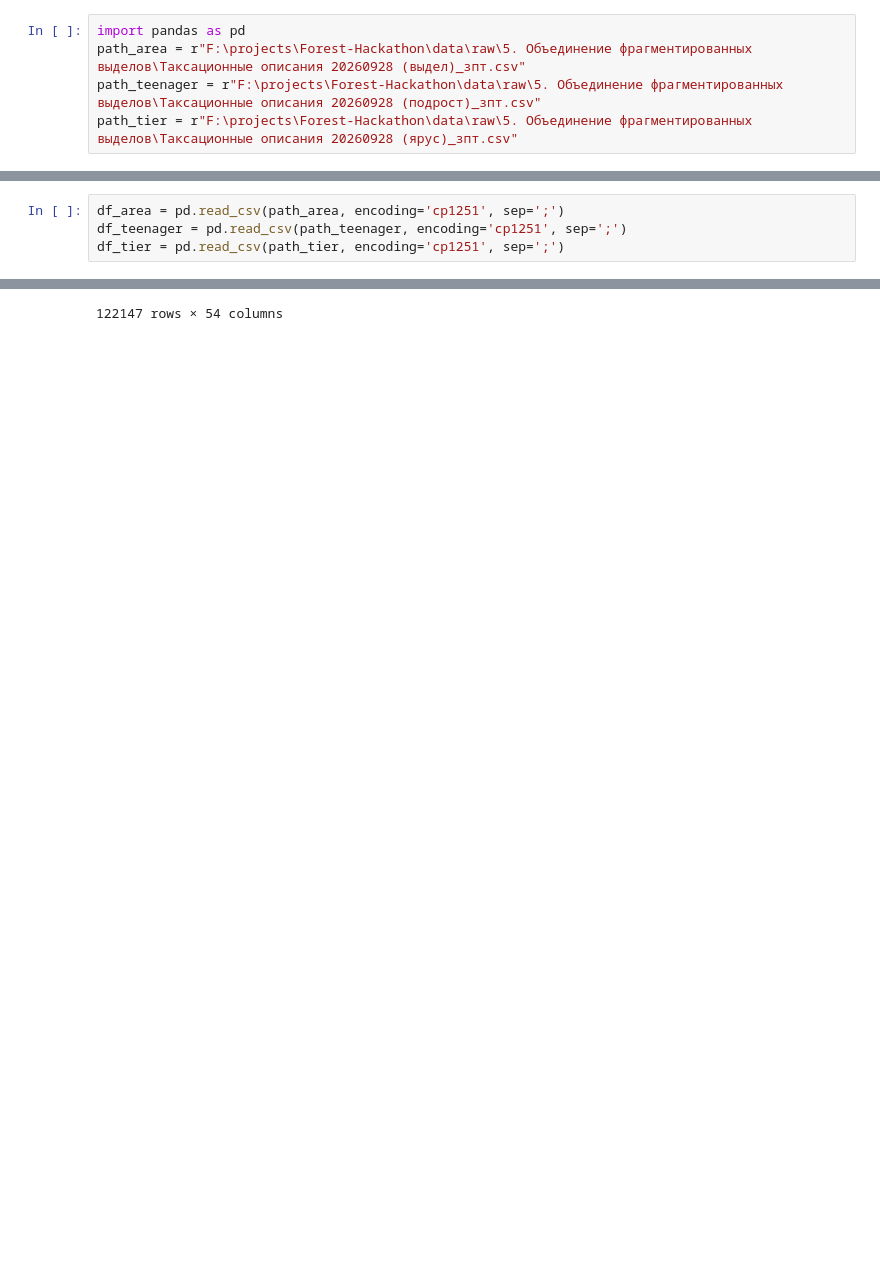
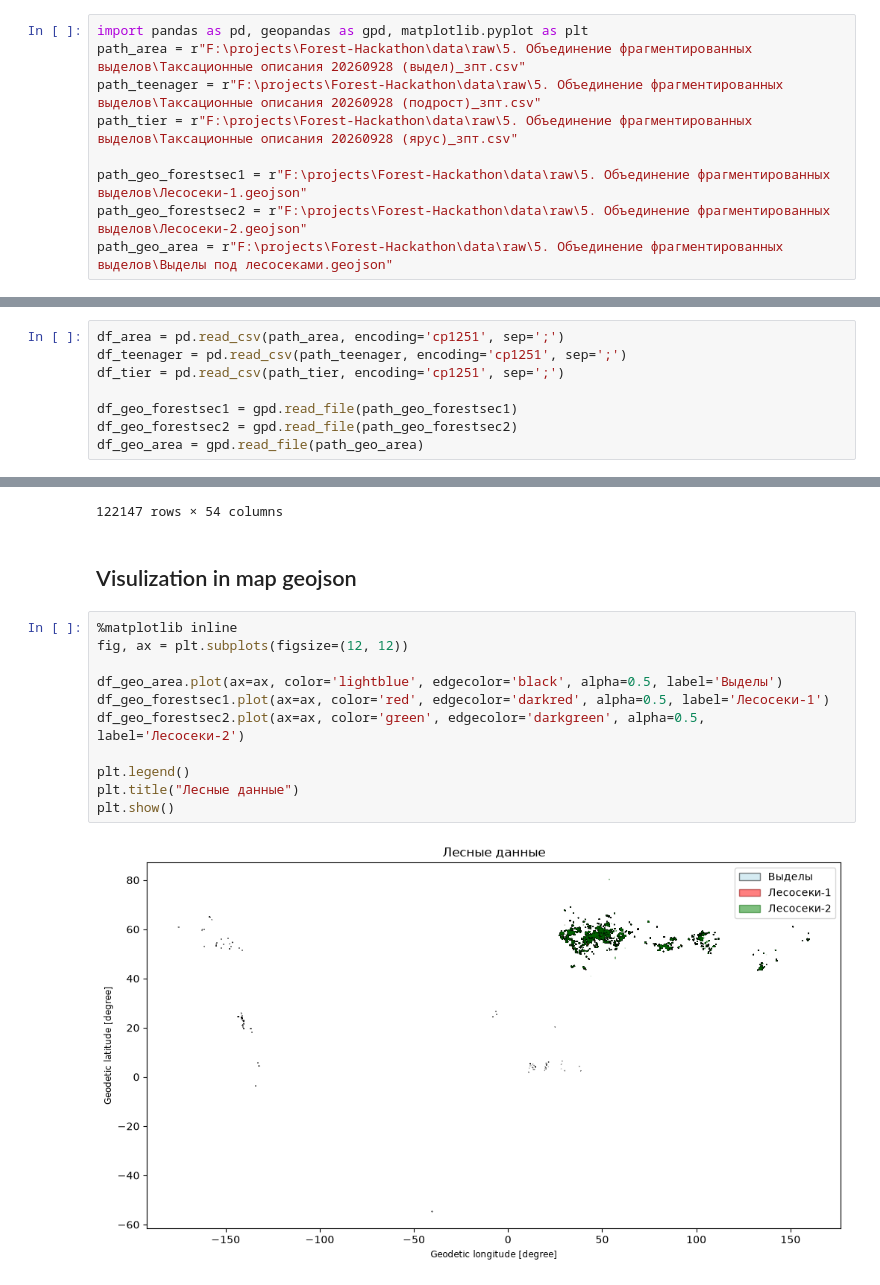
Before and after one commit to IKazarbekov/Forest-Hackathon, a Jupyter notebook: notebook/AnalyzeData.ipynb, the cells around one changed output, grey strips where cells are left out. Cells and saved outputs as stored; diff of their text form; blank space fills up the shorter version.

```diff
--- a/notebook/AnalyzeData.ipynb
+++ b/notebook/AnalyzeData.ipynb
@@ -5,16 +5,24 @@
 # %% [markdown]
 ## Import dependences and read data
 # %%
-import pandas as pd
+import pandas as pd, geopandas as gpd, matplotlib.pyplot as plt
 path_area = r"F:\projects\Forest-Hackathon\data\raw\5. Объединение фрагментированных выделов\Таксационные описания 20260928 (выдел)_зпт.csv"
 path_teenager = r"F:\projects\Forest-Hackathon\data\raw\5. Объединение фрагментированных выделов\Таксационные описания 20260928 (подрост)_зпт.csv"
 path_tier = r"F:\projects\Forest-Hackathon\data\raw\5. Объединение фрагментированных выделов\Таксационные описания 20260928 (ярус)_зпт.csv"
+
+path_geo_forestsec1 = r"F:\projects\Forest-Hackathon\data\raw\5. Объединение фрагментированных выделов\Лесосеки-1.geojson"
+path_geo_forestsec2 = r"F:\projects\Forest-Hackathon\data\raw\5. Объединение фрагментированных выделов\Лесосеки-2.geojson"
+path_geo_area = r"F:\projects\Forest-Hackathon\data\raw\5. Объединение фрагментированных выделов\Выделы под лесосеками.geojson"
 # %% [markdown]
 cvs files open with cp1251 encoding and separator ;
 # %%
 df_area = pd.read_csv(path_area, encoding='cp1251', sep=';')
 df_teenager = pd.read_csv(path_teenager, encoding='cp1251', sep=';')
 df_tier = pd.read_csv(path_tier, encoding='cp1251', sep=';')
+
+df_geo_forestsec1 = gpd.read_file(path_geo_forestsec1)
+df_geo_forestsec2 = gpd.read_file(path_geo_forestsec2)
+df_geo_area = gpd.read_file(path_geo_area)
 # %% [markdown]
 * df_area - main data about areas and main information about their forest
 * df_tier - groups of forest. One area can have many tiers (1 - 3)
@@ -72,3 +88,18 @@ df_area.merge(df_teenager, on='Регистрационный номер выд
 | 122145 | 37:10:1:36 | 37:10:1:36:19 | 28 | NaN | 7,6 | ... |
 | 122146 | 37:10:1:71 | 37:10:1:71:27 | 20 | NaN | 1,1 | ... |
 122147 rows × 54 columns
+# %% [markdown]
+## Visulization in map geojson
+# %%
+%matplotlib inline
+fig, ax = plt.subplots(figsize=(12, 12))
+
+df_geo_area.plot(ax=ax, color='lightblue', edgecolor='black', alpha=0.5, label='Выделы')
+df_geo_forestsec1.plot(ax=ax, color='red', edgecolor='darkred', alpha=0.5, label='Лесосеки-1')
+df_geo_forestsec2.plot(ax=ax, color='green', edgecolor='darkgreen', alpha=0.5, label='Лесосеки-2')
+
+plt.legend()
+plt.title("Лесные данные")
+plt.show()
+# %% [output]
+[figure, added]
```
Also changed, not shown: parts of 1 cell of this notebook, 2 other files.
